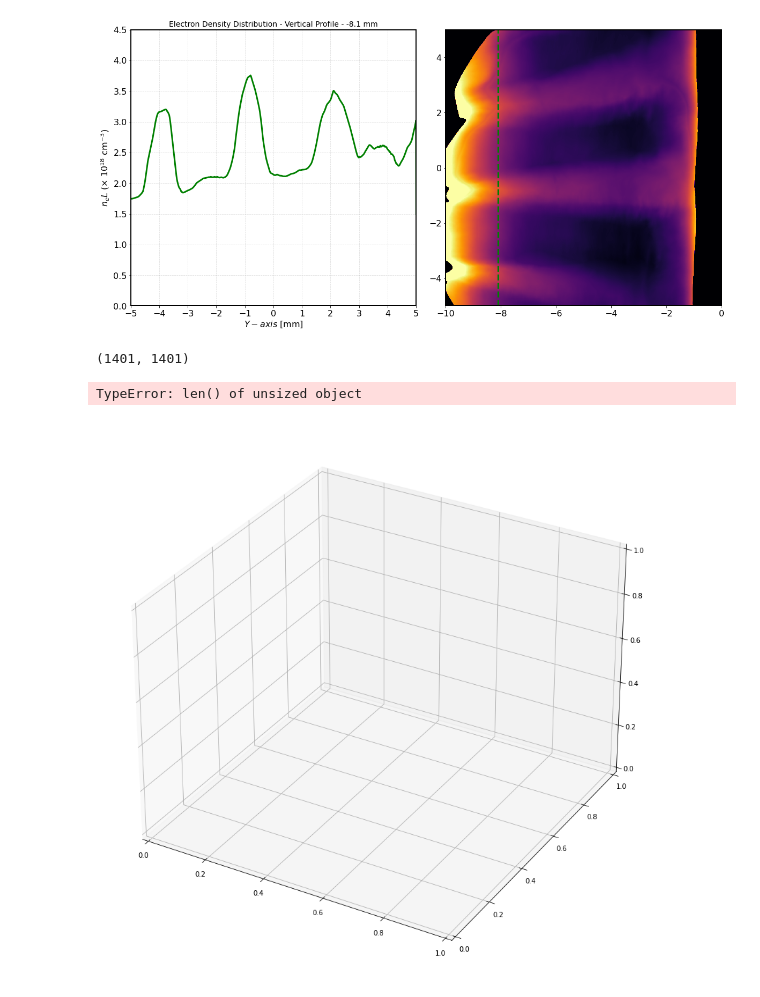
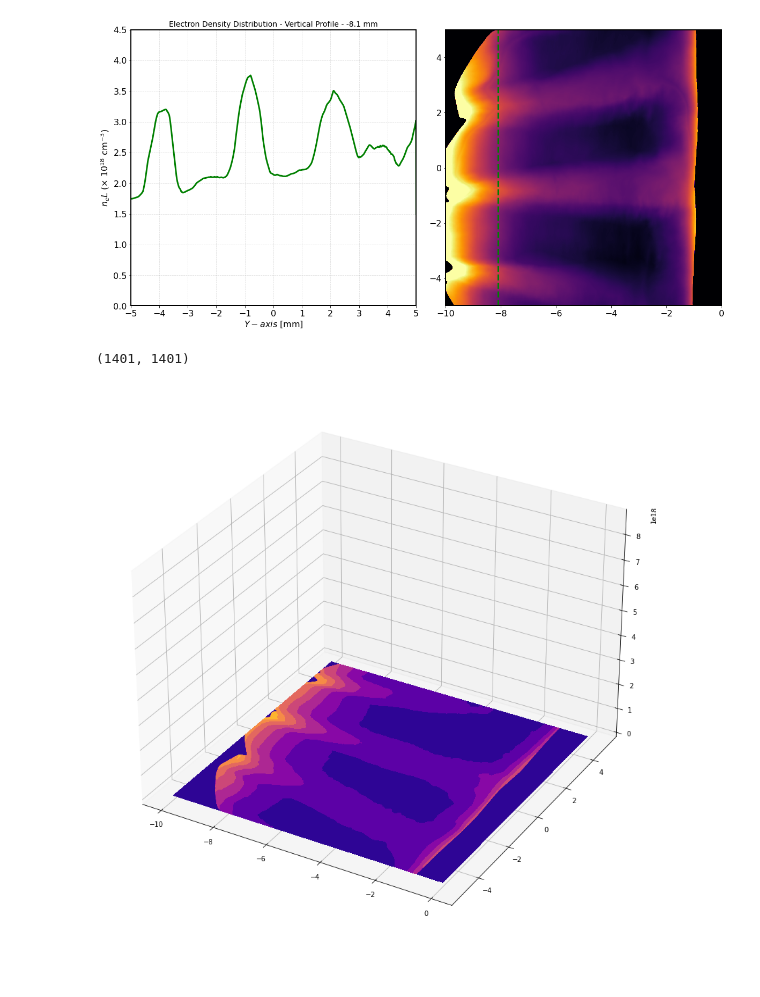
Before and after one commit to stemerlini/Pressure-Balance, a Jupyter notebook: PressureAnalysis .ipynb, the cells around one changed output. Saved outputs shown, nothing was run; the diff lists cells and outputs as text; code cells hidden in the pictures.

```diff
--- a/PressureAnalysis .ipynb
+++ b/PressureAnalysis .ipynb
@@ -219,16 +218,18 @@ fig.tight_layout()
 # %%
 fig = plt.figure(figsize=(15,15))
 ax = fig.add_subplot(projection='3d')
 
 print(end_532_ne.data_c.shape)
 
 nr = np.linspace(-10,0,1401)
 nc = np.linspace(-5,5,1401)
 
 x, y = np.meshgrid(nr, nc)
 
-ax.plot_surface(x,y,end_532_ne.data_c, cmap = "inferno")
+# ax.plot_surface(x,y,end_532_ne.data_c, cmap = "inferno")
+
+cset = ax.contourf(x, y, end_532_ne.data_c, zdir='z', offset=0,
+        levels=np.linspace(0,1e19,10),cmap=plt.cm.plasma)
 # %% [output]
 (1401, 1401)
-TypeError: len() of unsized object
-[figure, old version]
+[figure, new version]
```
Also changed, not shown: parts of 2 cells of this notebook.
